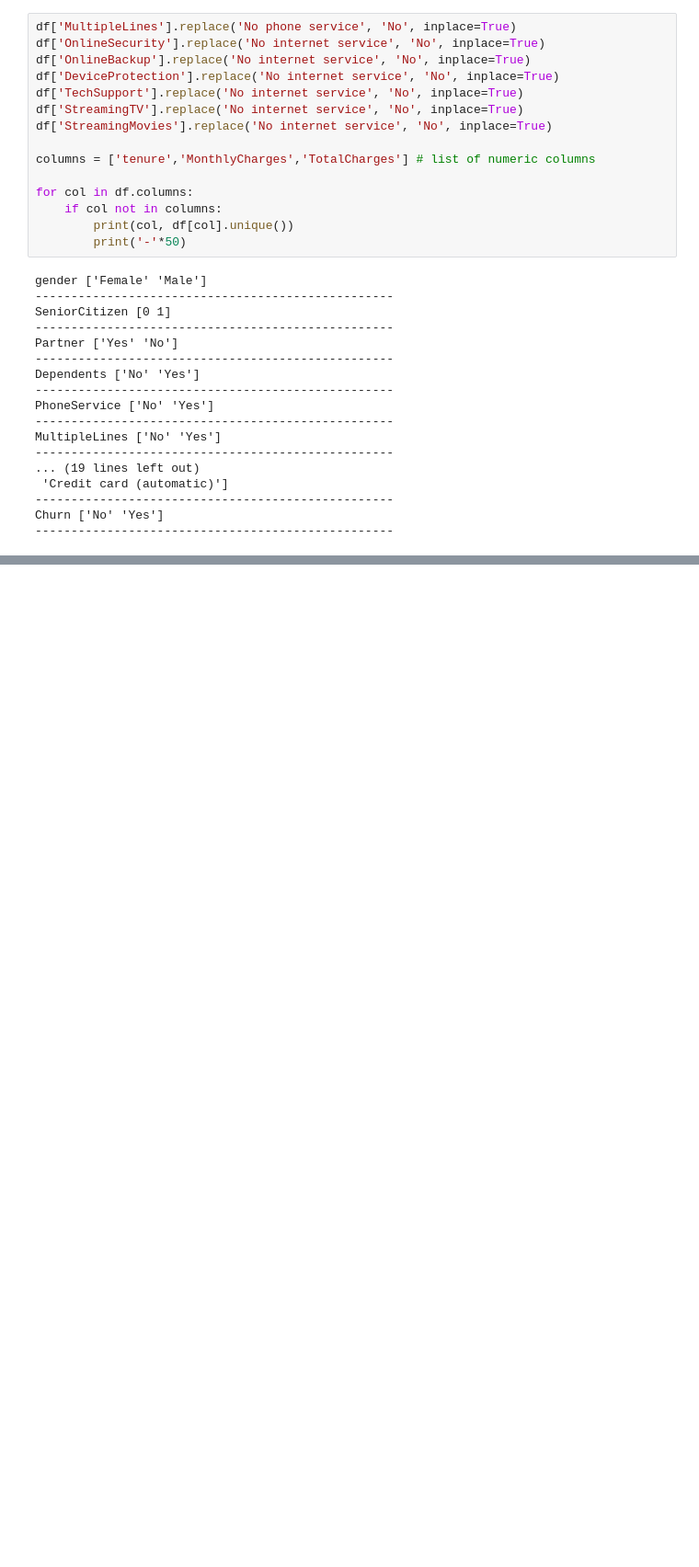
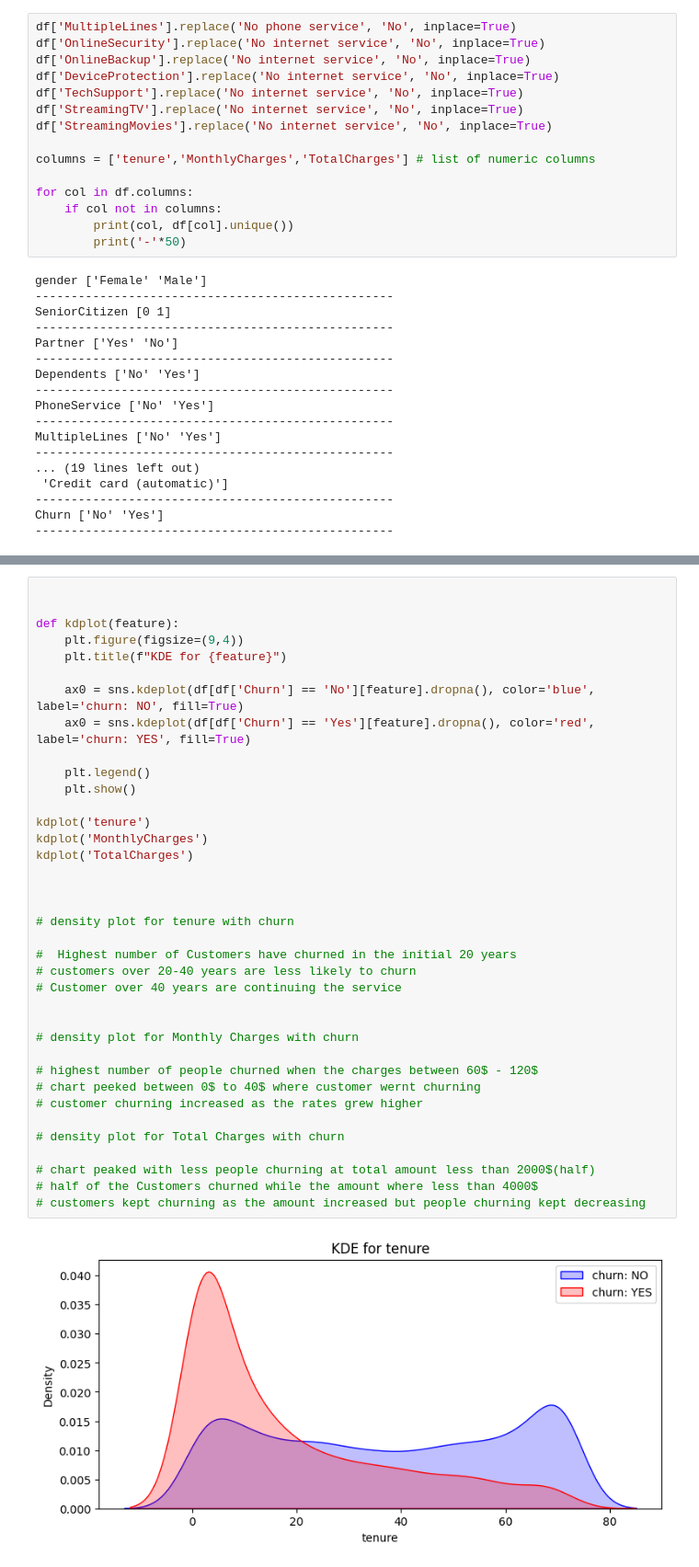
Before and after one commit to Jsamlu/Rise_4.0, a Jupyter notebook: DS/CustomerBehaviourAnalysis/CustomerBehaviourAnalysis.ipynb, the cells around one changed output, grey strips where cells are left out. Shown at 92% size. Cells and saved outputs as stored; diff of their text form; blank space fills up the shorter version.

```diff
--- a/DS/CustomerBehaviourAnalysis/CustomerBehaviourAnalysis.ipynb
+++ b/DS/CustomerBehaviourAnalysis/CustomerBehaviourAnalysis.ipynb
@@ -207,0 +200,39 @@ df.head()
+# %%
+
+
+def kdplot(feature):
+    plt.figure(figsize=(9,4))
+    plt.title(f"KDE for {feature}")
+
+    ax0 = sns.kdeplot(df[df['Churn'] == 'No'][feature].dropna(), color='blue', label='churn: NO', fill=True)
+    ax0 = sns.kdeplot(df[df['Churn'] == 'Yes'][feature].dropna(), color='red', label='churn: YES', fill=True)
+
+    plt.legend()
+    plt.show()
+
+kdplot('tenure')
+kdplot('MonthlyCharges')
+kdplot('TotalCharges')
+
+
+
+# density plot for tenure with churn
+
+#  Highest number of Customers have churned in the initial 20 years
+# customers over 20-40 years are less likely to churn
+# Customer over 40 years are continuing the service
+
+
+# density plot for Monthly Charges with churn
+
+# highest number of people churned when the charges between 60$ - 120$
+# chart peeked between 0$ to 40$ where customer wernt churning
+# customer churning increased as the rates grew higher
+
+# density plot for Total Charges with churn
+
+# chart peaked with less people churning at total amount less than 2000$(half)
+# half of the Customers churned while the amount where less than 4000$
+# customers kept churning as the amount increased but people churning kept decreasing
+# %% [output]
+[figure, added]
```
Also changed, not shown: parts of 30 cells of this notebook.
